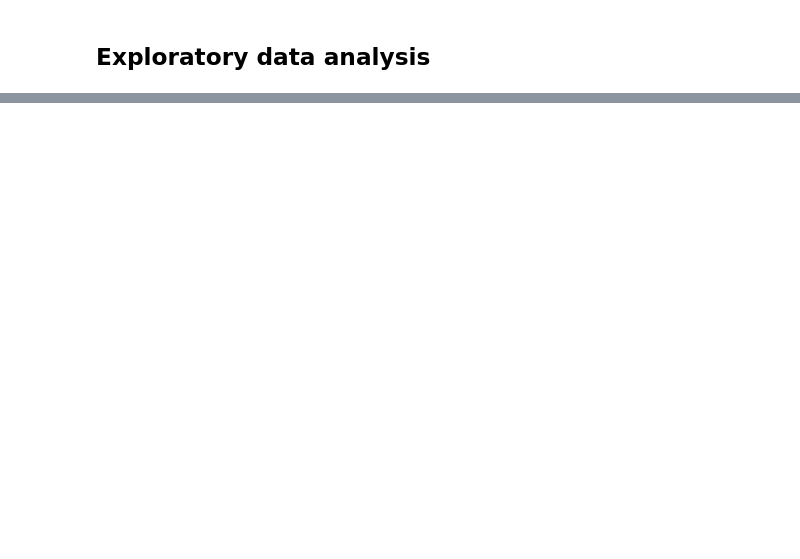
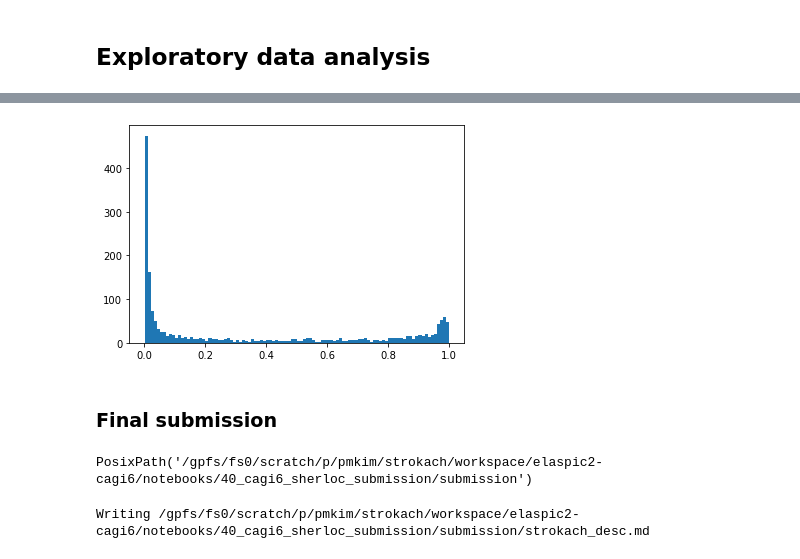
Before and after one commit to elaspic/cagi6-submission, a Jupyter notebook: notebooks/40_cagi6_sherloc_submission.ipynb, the cells around one changed output, grey strips where cells are left out. Saved outputs shown, nothing was run; the diff lists cells and outputs as text; code cells hidden in the pictures; blank space fills up the shorter version.

Commit message:
Add sherloc submission notebook

```diff
--- a/notebooks/40_cagi6_sherloc_submission.ipynb
+++ b/notebooks/40_cagi6_sherloc_submission.ipynb
@@ -896,0 +290,4 @@ df.columns
+# %%
+UNIQUE_ID = "6999e5aa"
+
+UNIQUE_ID
@@ -896,0 +321,10 @@ df.columns
+# %%
+if MODEL_TYPE == "initial":
+    features_to_exclude = None
+elif MODEL_TYPE == "optimized":
+    with NOTEBOOK_DIR.parent.joinpath(
+        "39_cagi6_sherloc_finetune_model", UNIQUE_ID, "best-features-to-exclude.json"
+    ).open("rt") as fin:
+        features_to_exclude = json.load(fin)
+
+features_to_exclude[:3]
@@ -896,0 +424,28 @@ df.columns
+# %%
+pred_column = "pred_6999e5aa_optimized"
+
+validation_submission_df = validation_df.assign(
+    is_missense=lambda df: df["hgvs"].notnull()
+).merge(
+    prediction_df.rename(columns={pred_column: "pred"}),
+    left_on=["hgvs"],
+    right_on=["mutation_id"],
+    how="left",
+)
+
+assert len(validation_submission_df) == len(validation_df)
+
+median = np.nanmedian(validation_submission_df["pred"])
+print(f"{median=}")
+
+out = (
+    validation_submission_df.groupby("hgvs_g")
+    .agg({"pred": np.nanmean, "is_missense": "max"})
+    .fillna(median)
+    .reset_index()
+)
+
+median_adj = median / out["pred"].max()
+out["pred"] = out["pred"] / out["pred"].max()
+
+out.head()
@@ -896,0 +460,5 @@ df.columns
+# %%
+plt.hist(out[out["pred"] != median_adj]["pred"], bins=100)
+None
+# %% [output]
+[figure, added]
@@ -896,0 +469,2 @@ df.columns
+# %% [markdown]
+### Final submission
@@ -896,0 +490,27 @@ df.columns
+# %%
+output_dir = NOTEBOOK_DIR.joinpath("submission")
+output_dir.mkdir(exist_ok=True)
+
+output_dir
+# %% [output]
+PosixPath('/gpfs/fs0/scratch/p/pmkim/strokach/workspace/elaspic2-cagi6/notebooks/40_cagi6_sherloc_submission/submission')
+# %%
+%%file {output_dir}/strokach_desc.md
+# Submission for CAGI6—MAPK3 challenge
+
+## Overview
+
+- `strokach_modelnumber_1.tsv` → Predictions made using ELASPIC2 with AlphaFold features for wildtype protein.
+- `strokach_modelnumber_2.tsv` → Predictions made using ELASPIC2 with AlphaFold features for wildtype and mutant proteins.
+- `strokach_modelnumber_3.tsv` → Predictions made using ELASPIC2 [1].
+- `strokach_modelnumber_4.tsv` → Predictions made using ProteinSolver [2].
+- `strokach_modelnumber_5.tsv` → Predictions made using ProtBert [3].
+- `strokach_modelnumber_6.tsv` → Predictions made using Rosetta's cartesian_ddg protocol.
+
+## References
+
+- [1] Strokach, A., Lu, T.Y., Kim, P.M., 2021. ELASPIC2 (EL2): Combining Contextualized Language Models and Graph Neural Networks to Predict Effects of Mutations. Journal of Molecular Biology, Computation Resources for Molecular Biology 433, 166810. https://doi.org/10.1016/j.jmb.2021.166810
+- [2] Strokach, A., Becerra, D., Corbi-Verge, C., Perez-Riba, A., Kim, P.M., 2020. Fast and Flexible Protein Design Using Deep Graph Neural Networks. Cell Systems. https://doi.org/10.1016/j.cels.2020.08.016
+- [3] Elnaggar, A., Heinzinger, M., Dallago, C., Rehawi, G., Wang, Y., Jones, L., Gibbs, T., Feher, T., Angerer, C., Steinegger, M., Bhowmik, D., Rost, B., 2020. ProtTrans: Towards Cracking the Language of Life’s Code Through Self-Supervised Deep Learning and High Performance Computing. bioRxiv 2020.07.12.199554. https://doi.org/10.1101/2020.07.12.199554
+# %% [output]
+Writing /gpfs/fs0/scratch/p/pmkim/strokach/workspace/elaspic2-cagi6/notebooks/40_cagi6_sherloc_submission/submission/strokach_desc.md
```
Also changed, not shown: parts of 130 cells of this notebook.
